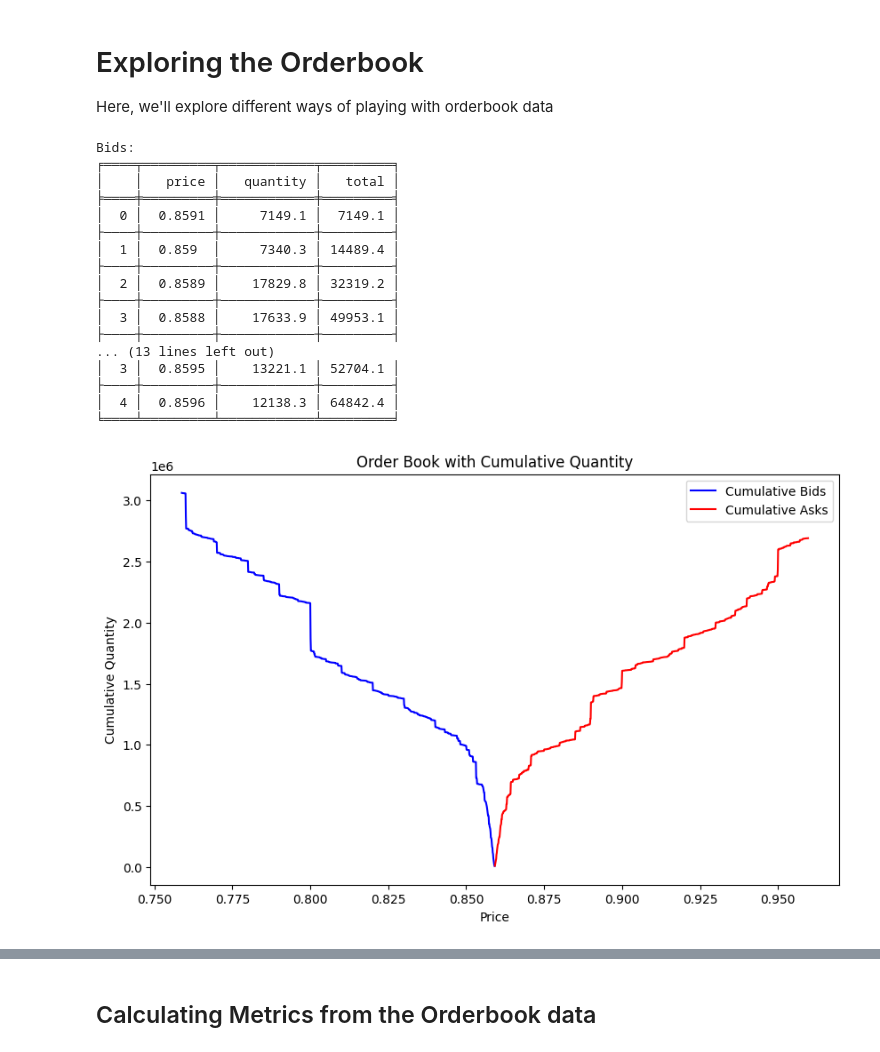
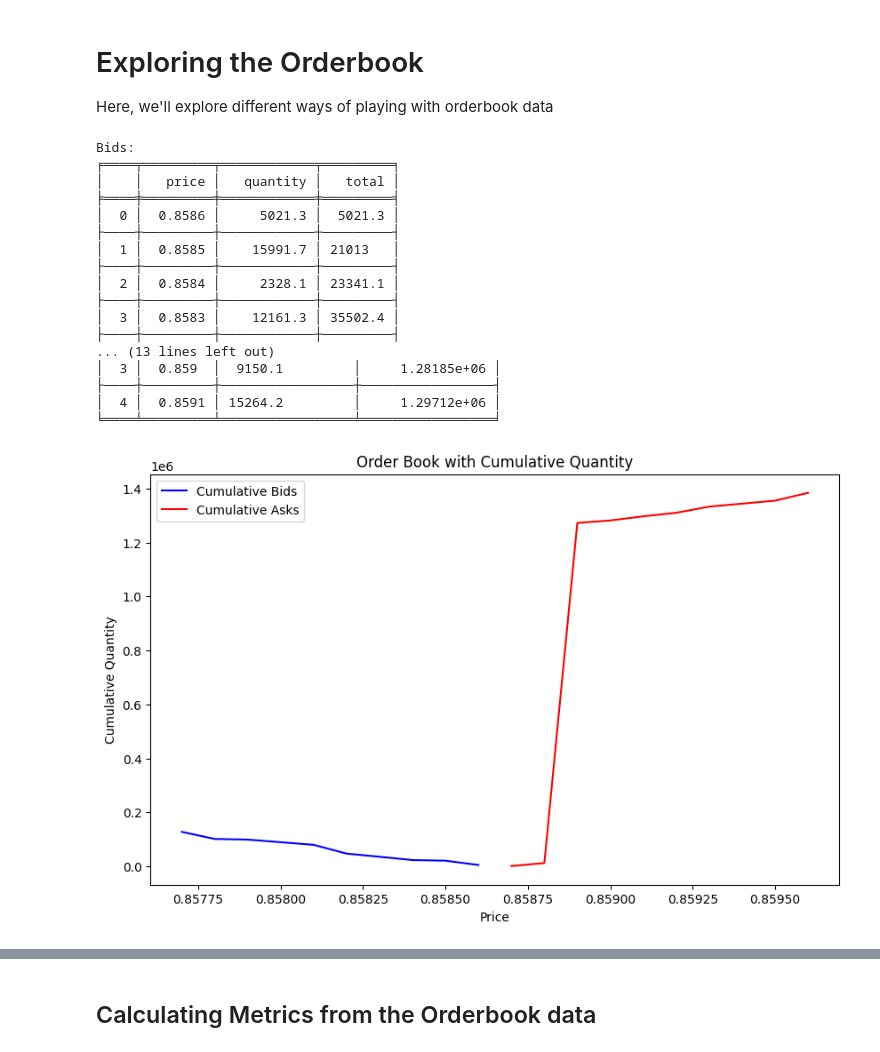
Before and after one commit to atlas-finance-io/atlas_trade, a Jupyter notebook: src/notebooks/crypto/explore_orderbook.ipynb, the cells around one changed output, grey strips where cells are left out. Cells and saved outputs as stored; diff of their text form; code cells hidden in the pictures.

```diff
--- a/src/notebooks/crypto/explore_orderbook.ipynb
+++ b/src/notebooks/crypto/explore_orderbook.ipynb
@@ -12,7 +12,7 @@ import matplotlib.pyplot as plt
 binance = ccxt.binance()
 
 symbol = 'MATIC/USDT'
-orderbook = binance.fetch_order_book(symbol, limit=1000)
+orderbook = binance.fetch_order_book(symbol, limit=10)
 
 # Extract bid and ask data
 bid_df = pd.DataFrame(data=orderbook['bids'], columns=["price", "quantity"])
@@ -24,42 +24,42 @@ ask_df['total'] = ask_df['quantity'].cumsum()
 
 # Save bid_df to a CSV file
 bid_df.to_csv("bids.csv", index=True)
 
 # Display the bid and ask DataFrames using tabulate
 print("Bids:")
 print(tabulate(bid_df.head(), headers='keys', tablefmt='fancy_grid'))
 
 print("\nAsks:")
 print(tabulate(ask_df.head(), headers='keys', tablefmt='fancy_grid'))
 
 # Visualize the Order Book with Cumulative Quantity
 plt.figure(figsize=(10, 6))
 plt.plot(bid_df['price'], bid_df['total'], label='Cumulative Bids', color='blue')
 plt.plot(ask_df['price'], ask_df['total'], label='Cumulative Asks', color='red')
 plt.title('Order Book with Cumulative Quantity')
 plt.xlabel('Price')
 plt.ylabel('Cumulative Quantity')
 plt.legend()
 plt.show()
 # %% [output]
 Bids:
 ╒════╤═════════╤════════════╤═════════╕
 │    │   price │   quantity │   total │
 ╞════╪═════════╪════════════╪═════════╡
-│  0 │  0.8591 │     7149.1 │  7149.1 │
+│  0 │  0.8586 │     5021.3 │  5021.3 │
 ├────┼─────────┼────────────┼─────────┤
-│  1 │  0.859  │     7340.3 │ 14489.4 │
+│  1 │  0.8585 │    15991.7 │ 21013   │
 ├────┼─────────┼────────────┼─────────┤
-│  2 │  0.8589 │    17829.8 │ 32319.2 │
+│  2 │  0.8584 │     2328.1 │ 23341.1 │
 ├────┼─────────┼────────────┼─────────┤
-│  3 │  0.8588 │    17633.9 │ 49953.1 │
+│  3 │  0.8583 │    12161.3 │ 35502.4 │
 ├────┼─────────┼────────────┼─────────┤
 ... (13 lines left out)
-│  3 │  0.8595 │    13221.1 │ 52704.1 │
-├────┼─────────┼────────────┼─────────┤
-│  4 │  0.8596 │    12138.3 │ 64842.4 │
-╘════╧═════════╧════════════╧═════════╛
+│  3 │  0.859  │  9150.1         │     1.28185e+06 │
+├────┼─────────┼─────────────────┼─────────────────┤
+│  4 │  0.8591 │ 15264.2         │     1.29712e+06 │
+╘════╧═════════╧═════════════════╧═════════════════╛
-[figure, old version]
+[figure, new version]
 # %%
 # Display summary statistics for bid prices
 bids_summary = bid_df['price'].describe().reset_index() # Describe returns a series, we need a dataframe to use tabulate
```
Also changed, not shown: parts of 3 cells of this notebook, 12 other files.
